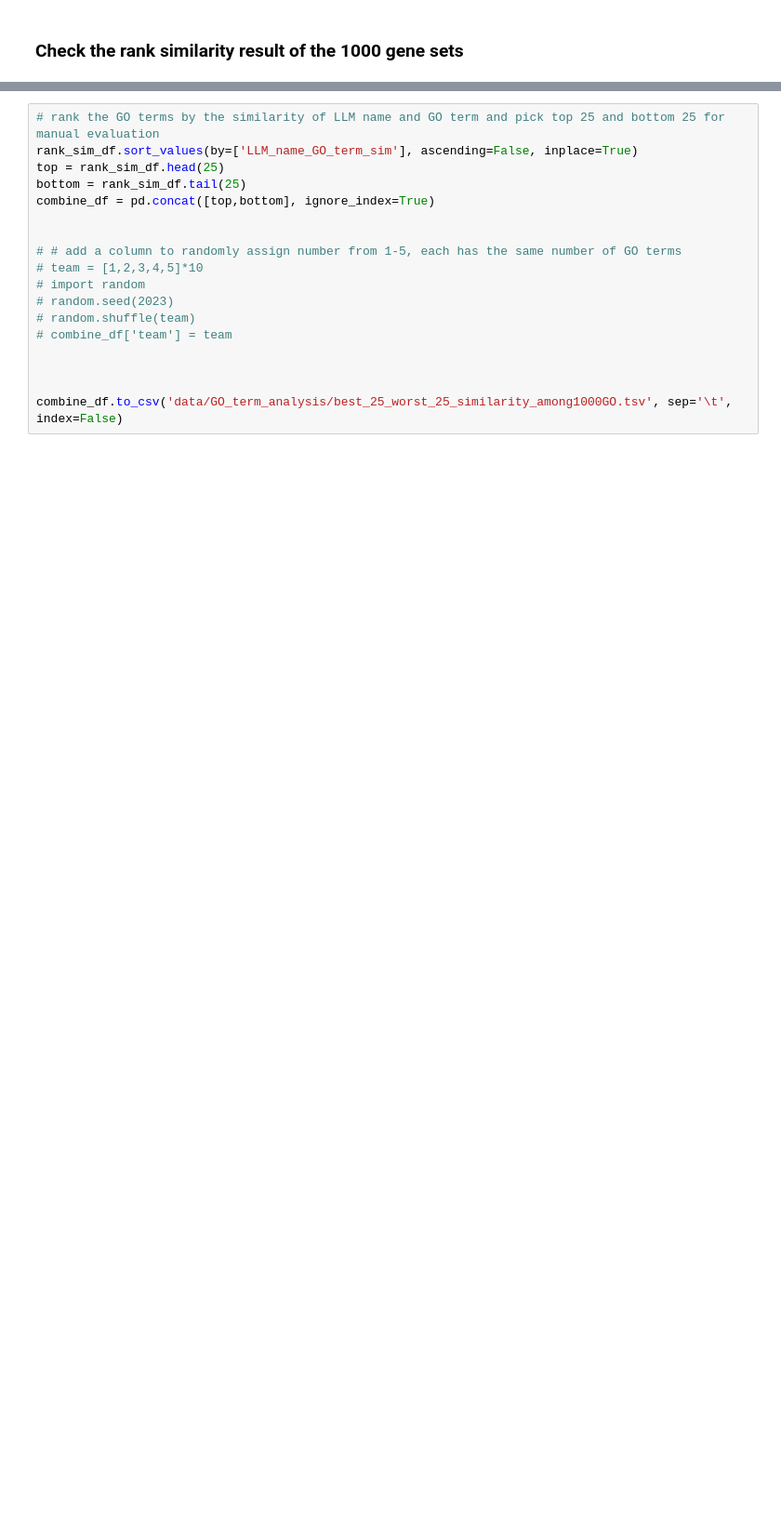
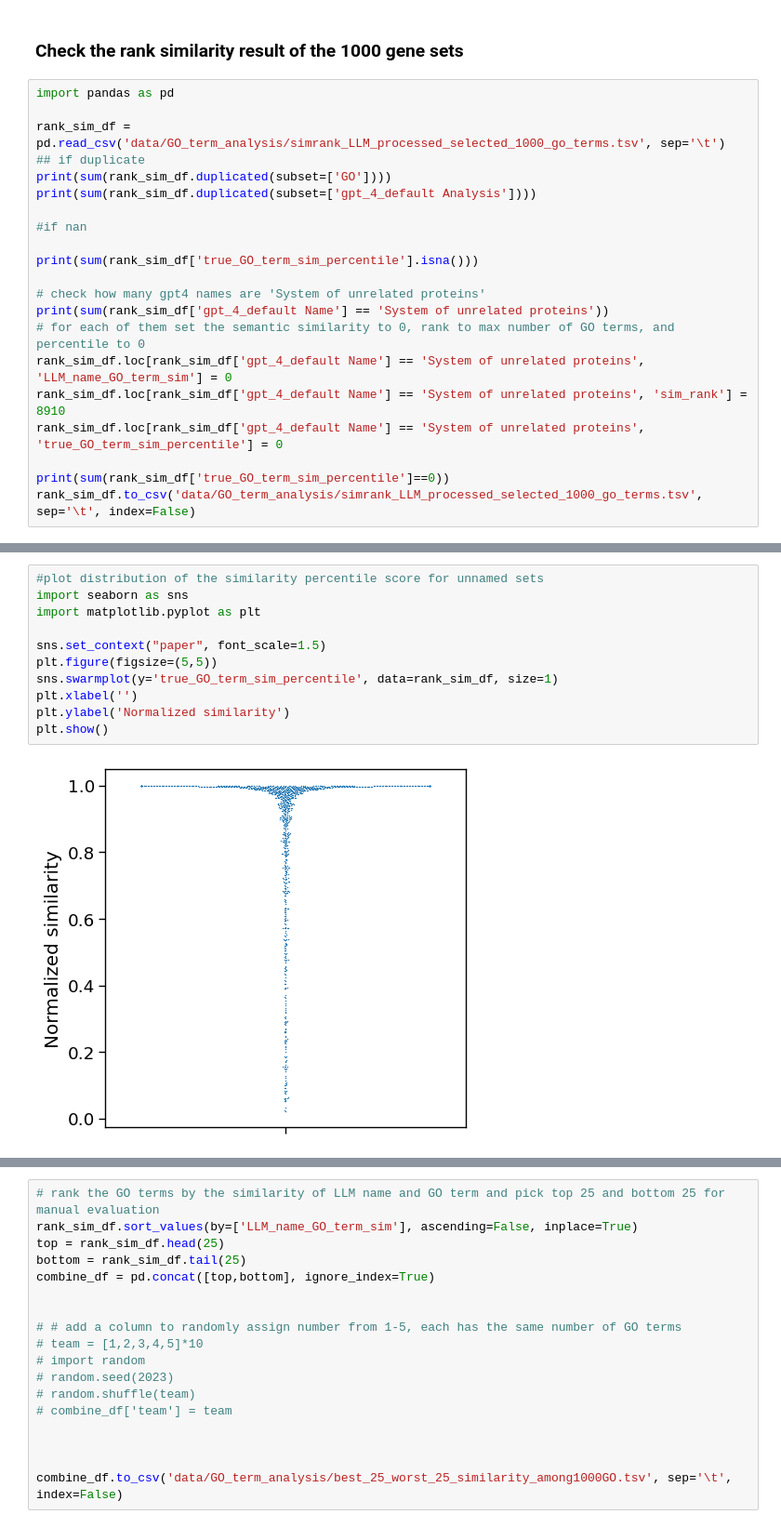
Before and after one commit to idekerlab/llm_evaluation_for_gene_set_interpretation, a Jupyter notebook: 2.[GO set]Rank_LLM_GO_term_pair_sim.ipynb, the cells around one changed output, grey strips where cells are left out. Shown: that part at 93% size. Drawn from its saved outputs; the diff is of its cells as text; blank space fills up the shorter version.

```diff
--- a/2.[GO set]Rank_LLM_GO_term_pair_sim.ipynb
+++ b/2.[GO set]Rank_LLM_GO_term_pair_sim.ipynb
@@ -93,3 +190,24 @@ df.head()
 | GO:0048023 | OPN3 CDH3 ATP7A APPL1 ASIP RAB38 ... | 9 | positive regulation of melanin bi... | Melanogenesis Regulation | Proteins: OPN3, CDH3, ATP7A, APPL... | 0.637935 | 29 | ... |
 # %% [markdown]
 ### Check the rank similarity result of the 1000 gene sets
+# %%
+import pandas as pd
+
+rank_sim_df = pd.read_csv('data/GO_term_analysis/simrank_LLM_processed_selected_1000_go_terms.tsv', sep='\t')
+## if duplicate
+print(sum(rank_sim_df.duplicated(subset=['GO'])))
+print(sum(rank_sim_df.duplicated(subset=['gpt_4_default Analysis'])))
+
+#if nan
+
+print(sum(rank_sim_df['true_GO_term_sim_percentile'].isna()))
+
+# check how many gpt4 names are 'System of unrelated proteins'
+print(sum(rank_sim_df['gpt_4_default Name'] == 'System of unrelated proteins'))
+# for each of them set the semantic similarity to 0, rank to max number of GO terms, and percentile to 0
+rank_sim_df.loc[rank_sim_df['gpt_4_default Name'] == 'System of unrelated proteins', 'LLM_name_GO_term_sim'] = 0
+rank_sim_df.loc[rank_sim_df['gpt_4_default Name'] == 'System of unrelated proteins', 'sim_rank'] = 8910
+rank_sim_df.loc[rank_sim_df['gpt_4_default Name'] == 'System of unrelated proteins', 'true_GO_term_sim_percentile'] = 0
+
+print(sum(rank_sim_df['true_GO_term_sim_percentile']==0))
+rank_sim_df.to_csv('data/GO_term_analysis/simrank_LLM_processed_selected_1000_go_terms.tsv', sep='\t', index=False)
@@ -119,0 +258,13 @@ number of GO terms ranked top 10:  151
+# %%
+#plot distribution of the similarity percentile score for unnamed sets
+import seaborn as sns
+import matplotlib.pyplot as plt
+
+sns.set_context("paper", font_scale=1.5)
+plt.figure(figsize=(5,5))
+sns.swarmplot(y='true_GO_term_sim_percentile', data=rank_sim_df, size=1)
+plt.xlabel('')
+plt.ylabel('Normalized similarity')
+plt.show()
+# %% [output]
+[figure, added]
```
Also changed, not shown: parts of 19 cells of this notebook, 2 other files.
